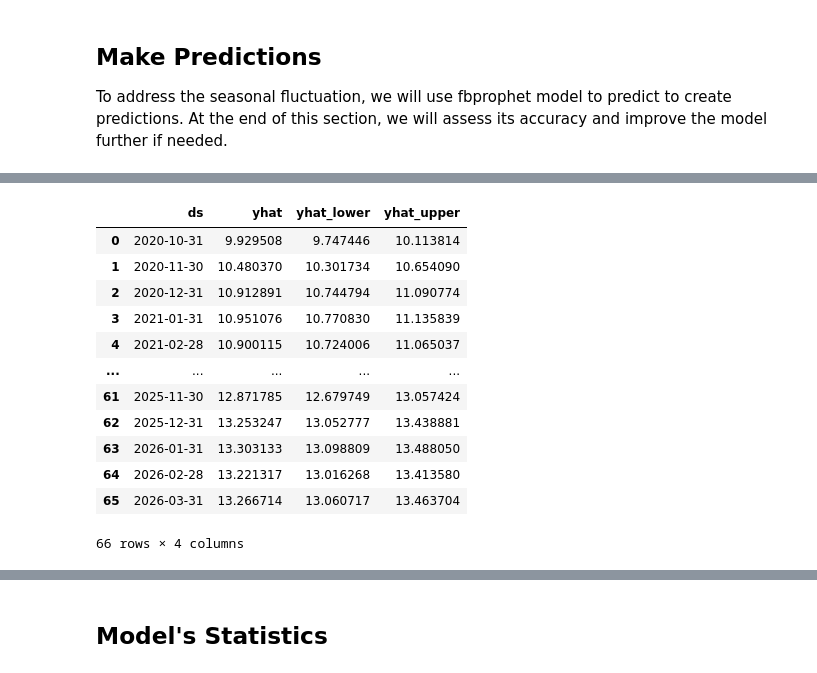
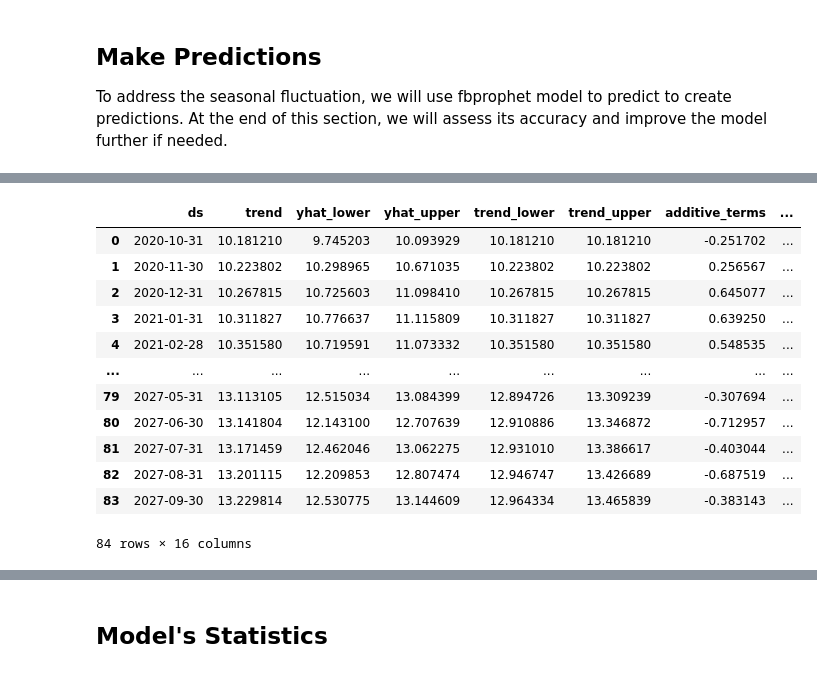
Before and after one commit to monnss69/JPMorgan-Chase-Virtual-Internship, a Jupyter notebook: Task 1/gas_data.ipynb, the cells around one changed output, grey strips where cells are left out. Drawn from its saved outputs; the diff is of its cells as text; code cells hidden in the pictures.

```diff
--- a/Task 1/gas_data.ipynb
+++ b/Task 1/gas_data.ipynb
@@ -71,9 +73,10 @@ df_prophet['y'] = df["Prices"]  # Values must be named 'y'
 m = Prophet()
 m.fit(df_prophet)
 
-future = m.make_future_dataframe(periods=18, freq='ME')
+future = m.make_future_dataframe(periods=36, freq='ME')
 
 # Make predictions
 forecast = m.predict(future)
-forecast[['ds', 'yhat', 'yhat_lower', 'yhat_upper']]
+forecast[['ds', 'yhat']]
+forecast
 # %% [output]
@@ -82,16 +85,16 @@ forecast[['ds', 'yhat', 'yhat_lower', 'yhat_upper']]
-|  | ds | yhat | yhat_lower | yhat_upper |
-| 0 | 2020-10-31 | 9.929508 | 9.747446 | 10.113814 |
-| 1 | 2020-11-30 | 10.480370 | 10.301734 | 10.654090 |
-| 2 | 2020-12-31 | 10.912891 | 10.744794 | 11.090774 |
-| 3 | 2021-01-31 | 10.951076 | 10.770830 | 11.135839 |
-| 4 | 2021-02-28 | 10.900115 | 10.724006 | 11.065037 |
-| ... | ... | ... | ... | ... |
-| 61 | 2025-11-30 | 12.871785 | 12.679749 | 13.057424 |
-| 62 | 2025-12-31 | 13.253247 | 13.052777 | 13.438881 |
-| 63 | 2026-01-31 | 13.303133 | 13.098809 | 13.488050 |
-| 64 | 2026-02-28 | 13.221317 | 13.016268 | 13.413580 |
-| 65 | 2026-03-31 | 13.266714 | 13.060717 | 13.463704 |
+|  | ds | trend | yhat_lower | yhat_upper | trend_lower | trend_upper | additive_terms | ... |
+| 0 | 2020-10-31 | 10.181210 | 9.745203 | 10.093929 | 10.181210 | 10.181210 | -0.251702 | ... |
+| 1 | 2020-11-30 | 10.223802 | 10.298965 | 10.671035 | 10.223802 | 10.223802 | 0.256567 | ... |
+| 2 | 2020-12-31 | 10.267815 | 10.725603 | 11.098410 | 10.267815 | 10.267815 | 0.645077 | ... |
+| 3 | 2021-01-31 | 10.311827 | 10.776637 | 11.115809 | 10.311827 | 10.311827 | 0.639250 | ... |
+| 4 | 2021-02-28 | 10.351580 | 10.719591 | 11.073332 | 10.351580 | 10.351580 | 0.548535 | ... |
+| ... | ... | ... | ... | ... | ... | ... | ... | ... |
+| 79 | 2027-05-31 | 13.113105 | 12.515034 | 13.084399 | 12.894726 | 13.309239 | -0.307694 | ... |
+| 80 | 2027-06-30 | 13.141804 | 12.143100 | 12.707639 | 12.910886 | 13.346872 | -0.712957 | ... |
+| 81 | 2027-07-31 | 13.171459 | 12.462046 | 13.062275 | 12.931010 | 13.386617 | -0.403044 | ... |
+| 82 | 2027-08-31 | 13.201115 | 12.209853 | 12.807474 | 12.946747 | 13.426689 | -0.687519 | ... |
+| 83 | 2027-09-30 | 13.229814 | 12.530775 | 13.144609 | 12.964334 | 13.465839 | -0.383143 | ... |
-66 rows × 4 columns
+84 rows × 16 columns
 # %%
 ax.plot(forecast['ds'], forecast['yhat'], label='Predicted', markersize=8)
 
```
Also changed, not shown: parts of 4 cells of this notebook, 3 other files.
